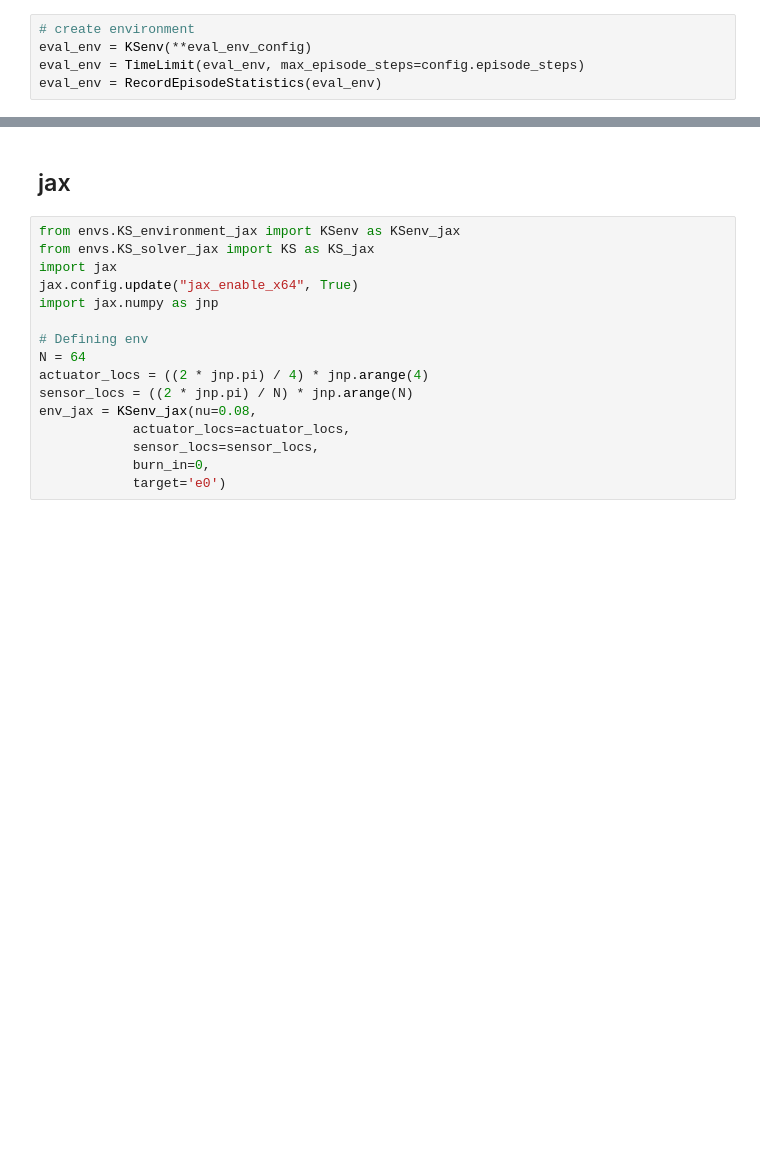
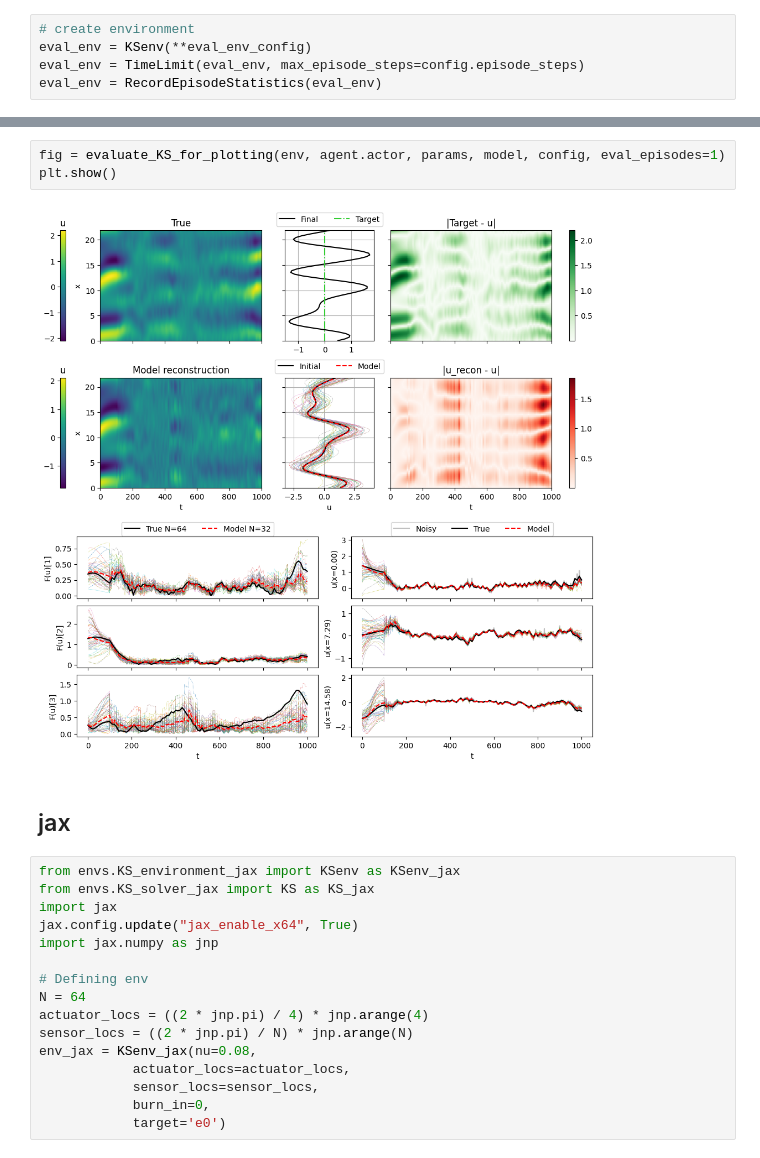
Before and after one commit to MagriLab/DA-RL, a Jupyter notebook: ks_experiment.ipynb, the cells around one changed output, grey strips where cells are left out. Cells and saved outputs as stored; diff of their text form; blank space fills up the shorter version.

```diff
--- a/ks_experiment.ipynb
+++ b/ks_experiment.ipynb
@@ -587,3 +877,8 @@ plt.show()
+# %%
+fig = evaluate_KS_for_plotting(env, agent.actor, params, model, config, eval_episodes=1)
+plt.show()
+# %% [output]
+[figure, added]
 # %% [markdown]
 ## jax
 # %%
```
Also changed, not shown: parts of 28 cells of this notebook, 7 other files.
